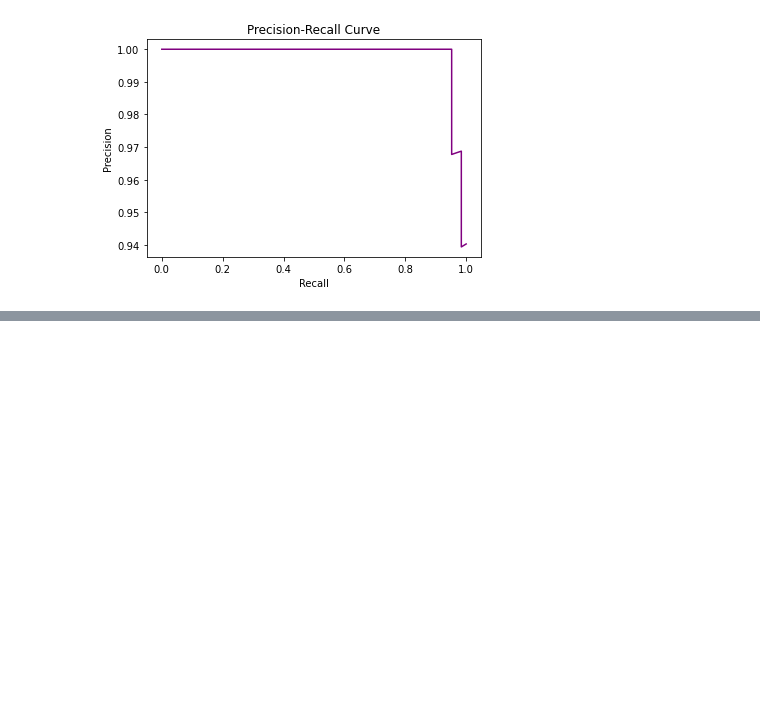
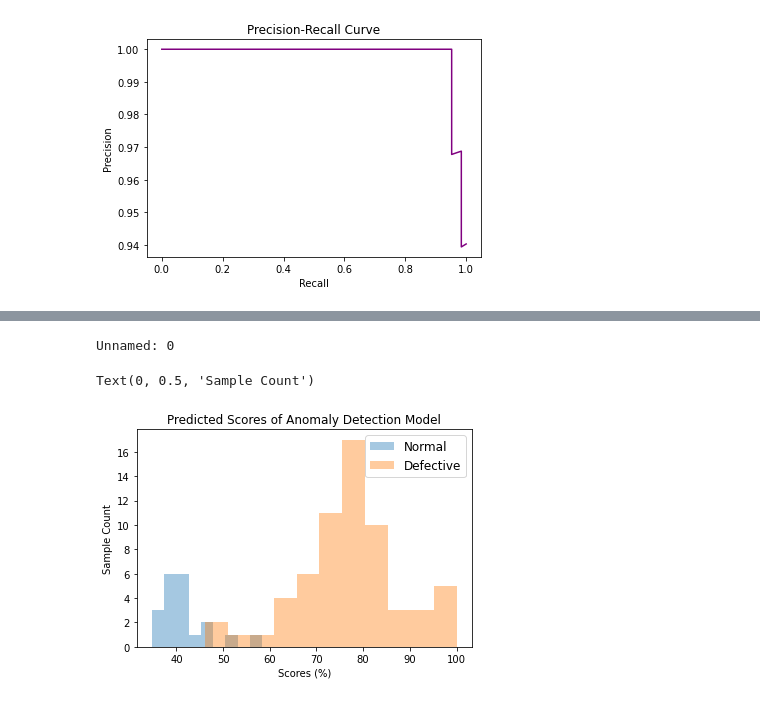
Before and after one commit to Worse2Worst/Confidence-Threshold-Plot, a Jupyter notebook: PR_curve.ipynb, the cells around one changed output, grey strips where cells are left out. Drawn from its saved outputs; the diff is of its cells as text; code cells hidden in the pictures; blank space fills up the shorter version.

```diff
--- a/PR_curve.ipynb
+++ b/PR_curve.ipynb
@@ -82,0 +83,22 @@ Text(0, 0.5, 'Sample Count')
+# %%
+# Running the function
+# best_threshold, wrong_count = get_threshold(df)
+best_threshold, wrong_count = get_threshold(df, 4600, 6000)
+
+# Plotting
+normal = df[df.Label == 0]
+defective = df[df.Label == 1]
+
+sns.distplot(normal['Scores'] * 100,  kde=False, label='Normal')
+sns.distplot(defective['Scores'] * 100,  kde=False,label='Defective')
+print(max(max(normal), max(defective)))
+
+# Plot formatting
+plt.legend(prop={'size': 12})
+plt.title('Predicted Scores of Anomaly Detection Model')
+plt.xlabel('Scores (%)')
+plt.ylabel('Sample Count')
+# %% [output]
+Unnamed: 0
+Text(0, 0.5, 'Sample Count')
+[figure, added]
```
Also changed, not shown: parts of 2 cells of this notebook.
